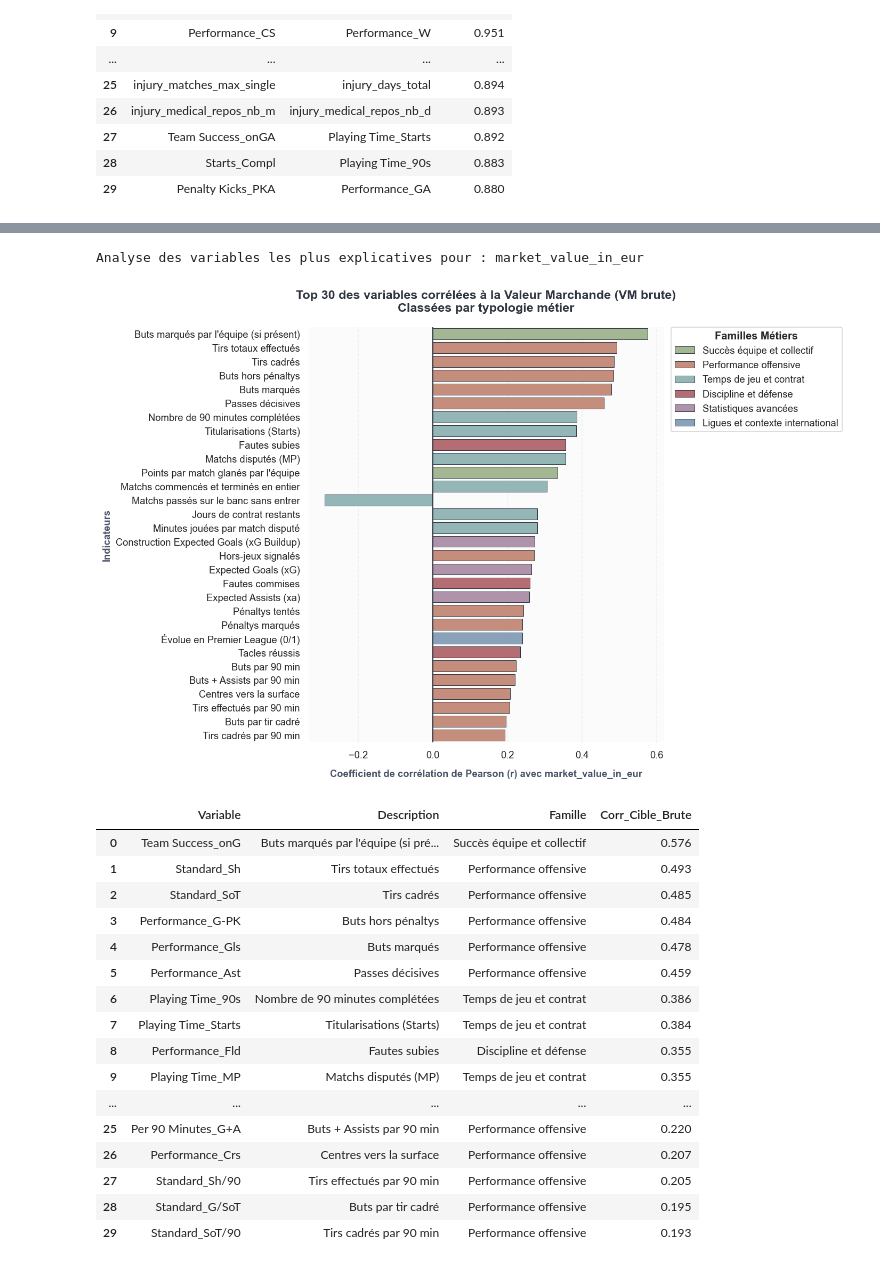
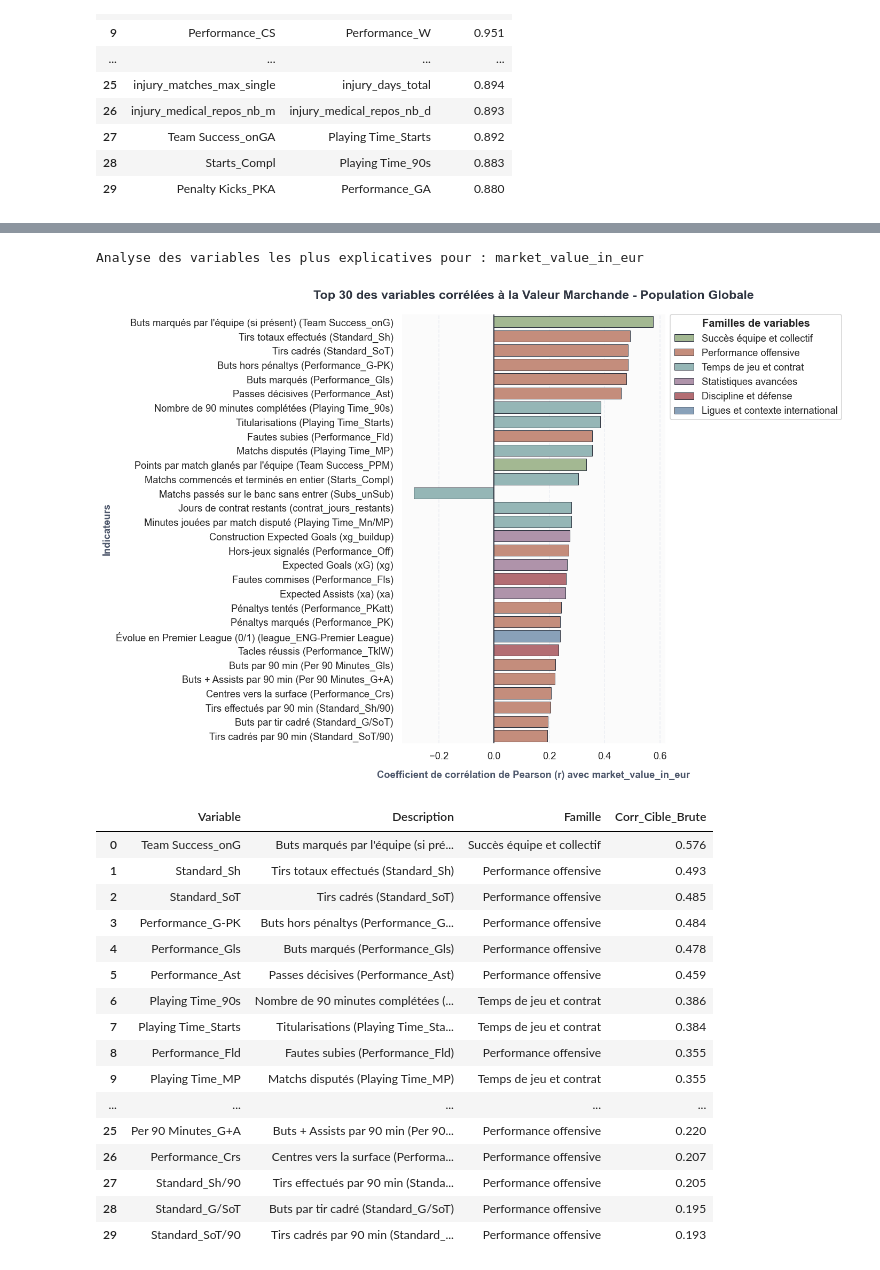
Before and after one commit to Quadratic-Labs/predict_vm_football, a Jupyter notebook: notebooks/05_exploration_approfondie.ipynb, the cells around one changed output, grey strips where cells are left out. Drawn from its saved outputs; the diff is of its cells as text; code cells hidden in the pictures.

Commit message:
[ci] - Ajout de filtres : analyse uniquement des gardiens ; afficher ou non les noms des variables

```diff
--- a/notebooks/05_exploration_approfondie.ipynb
+++ b/notebooks/05_exploration_approfondie.ipynb
@@ -267,26 +286,30 @@ Extraction du Top 30 des colinéarités (hors variables normalisées)...
 # %%
 # On applique la fonction
-tableau_importance = analyser_variables_les_plus_explicatives(df_base, target_col=TARGET, top_n=30)
+tableau_importance = analyser_variables_les_plus_explicatives(df_base,
+                                                              target_col=TARGET,
+                                                              top_n=30,
+                                                              afficher_nom_technique=True,
+                                                              uniquement_gardiens=False)
 
 # On affiche le tableau propre sous le graphique
 display(tableau_importance)
 # %% [output]
 Analyse des variables les plus explicatives pour : market_value_in_eur
-[figure, old version]
+[figure, new version]
 |  | Variable | Description | Famille | Corr_Cible_Brute |
 | 0 | Team Success_onG | Buts marqués par l'équipe (si pré... | Succès équipe et collectif | 0.576 |
-| 1 | Standard_Sh | Tirs totaux effectués | Performance offensive | 0.493 |
-| 2 | Standard_SoT | Tirs cadrés | Performance offensive | 0.485 |
-| 3 | Performance_G-PK | Buts hors pénaltys | Performance offensive | 0.484 |
-| 4 | Performance_Gls | Buts marqués | Performance offensive | 0.478 |
-| 5 | Performance_Ast | Passes décisives | Performance offensive | 0.459 |
-| 6 | Playing Time_90s | Nombre de 90 minutes complétées | Temps de jeu et contrat | 0.386 |
-| 7 | Playing Time_Starts | Titularisations (Starts) | Temps de jeu et contrat | 0.384 |
-| 8 | Performance_Fld | Fautes subies | Discipline et défense | 0.355 |
-| 9 | Playing Time_MP | Matchs disputés (MP) | Temps de jeu et contrat | 0.355 |
+| 1 | Standard_Sh | Tirs totaux effectués (Standard_Sh) | Performance offensive | 0.493 |
+| 2 | Standard_SoT | Tirs cadrés (Standard_SoT) | Performance offensive | 0.485 |
+| 3 | Performance_G-PK | Buts hors pénaltys (Performance_G... | Performance offensive | 0.484 |
+| 4 | Performance_Gls | Buts marqués (Performance_Gls) | Performance offensive | 0.478 |
+| 5 | Performance_Ast | Passes décisives (Performance_Ast) | Performance offensive | 0.459 |
+| 6 | Playing Time_90s | Nombre de 90 minutes complétées (... | Temps de jeu et contrat | 0.386 |
+| 7 | Playing Time_Starts | Titularisations (Playing Time_Sta... | Temps de jeu et contrat | 0.384 |
+| 8 | Performance_Fld | Fautes subies (Performance_Fld) | Performance offensive | 0.355 |
+| 9 | Playing Time_MP | Matchs disputés (Playing Time_MP) | Temps de jeu et contrat | 0.355 |
 | ... | ... | ... | ... | ... |
-| 25 | Per 90 Minutes_G+A | Buts + Assists par 90 min | Performance offensive | 0.220 |
-| 26 | Performance_Crs | Centres vers la surface | Performance offensive | 0.207 |
-| 27 | Standard_Sh/90 | Tirs effectués par 90 min | Performance offensive | 0.205 |
-| 28 | Standard_G/SoT | Buts par tir cadré | Performance offensive | 0.195 |
-| 29 | Standard_SoT/90 | Tirs cadrés par 90 min | Performance offensive | 0.193 |
+| 25 | Per 90 Minutes_G+A | Buts + Assists par 90 min (Per 90... | Performance offensive | 0.220 |
+| 26 | Performance_Crs | Centres vers la surface (Performa... | Performance offensive | 0.207 |
+| 27 | Standard_Sh/90 | Tirs effectués par 90 min (Standa... | Performance offensive | 0.205 |
+| 28 | Standard_G/SoT | Buts par tir cadré (Standard_G/SoT) | Performance offensive | 0.195 |
+| 29 | Standard_SoT/90 | Tirs cadrés par 90 min (Standard_... | Performance offensive | 0.193 |
```
Also changed, not shown: parts of 13 cells of this notebook, 1 other file.
